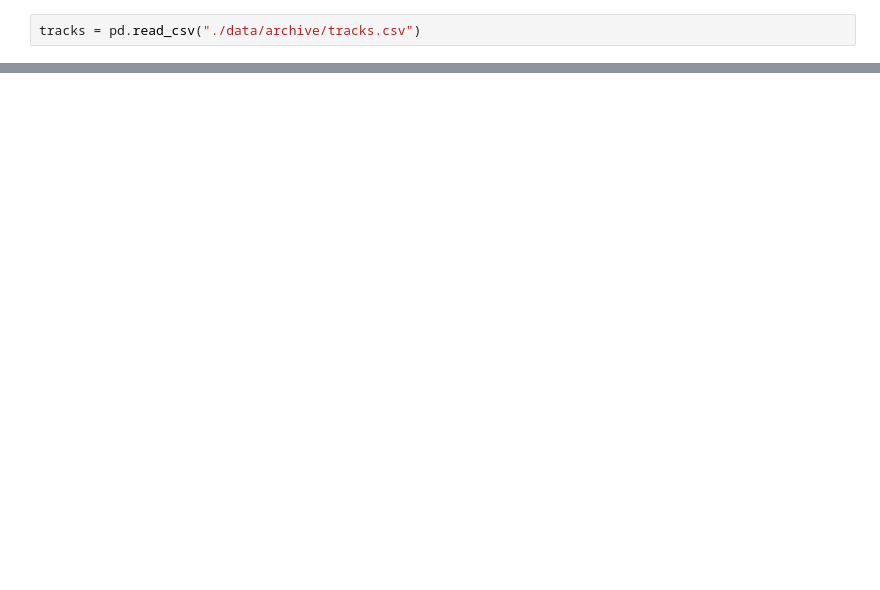
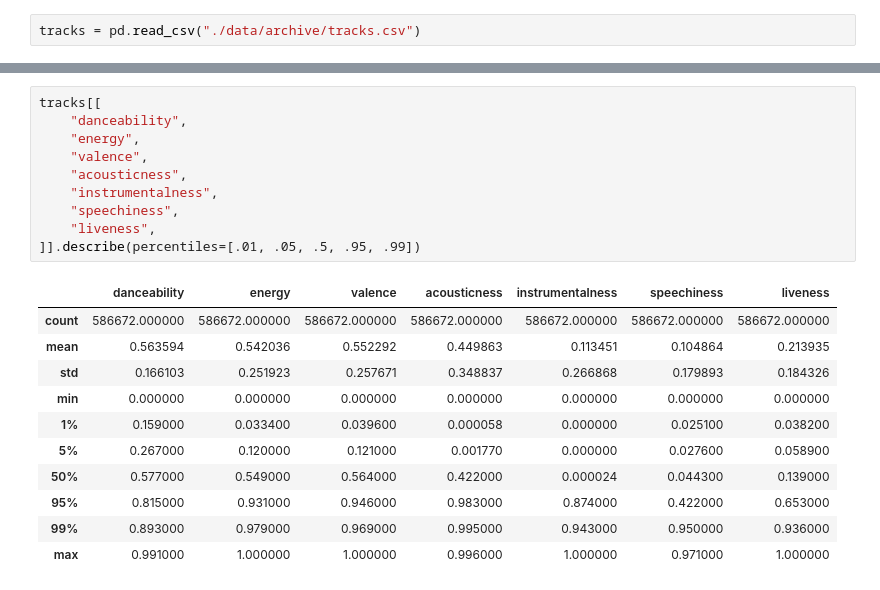
Before and after one commit to MicheleRoar/SISMA, a Jupyter notebook: data_analisys.ipynb, the cells around one changed output, grey strips where cells are left out. Cells and saved outputs as stored; diff of their text form; blank space fills up the shorter version.

```diff
--- a/data_analisys.ipynb
+++ b/data_analisys.ipynb
@@ -78,0 +101,22 @@ tracks[tracks.artists.str.contains("Rihanna")]
+# %%
+tracks[[
+    "danceability",
+    "energy",
+    "valence",
+    "acousticness",
+    "instrumentalness",
+    "speechiness",
+    "liveness",
+]].describe(percentiles=[.01, .05, .5, .95, .99])
+# %% [output]
+|  | danceability | energy | valence | acousticness | instrumentalness | speechiness | liveness |
+| count | 586672.000000 | 586672.000000 | 586672.000000 | 586672.000000 | 586672.000000 | 586672.000000 | 586672.000000 |
+| mean | 0.563594 | 0.542036 | 0.552292 | 0.449863 | 0.113451 | 0.104864 | 0.213935 |
+| std | 0.166103 | 0.251923 | 0.257671 | 0.348837 | 0.266868 | 0.179893 | 0.184326 |
+| min | 0.000000 | 0.000000 | 0.000000 | 0.000000 | 0.000000 | 0.000000 | 0.000000 |
+| 1% | 0.159000 | 0.033400 | 0.039600 | 0.000058 | 0.000000 | 0.025100 | 0.038200 |
+| 5% | 0.267000 | 0.120000 | 0.121000 | 0.001770 | 0.000000 | 0.027600 | 0.058900 |
+| 50% | 0.577000 | 0.549000 | 0.564000 | 0.422000 | 0.000024 | 0.044300 | 0.139000 |
+| 95% | 0.815000 | 0.931000 | 0.946000 | 0.983000 | 0.874000 | 0.422000 | 0.653000 |
+| 99% | 0.893000 | 0.979000 | 0.969000 | 0.995000 | 0.943000 | 0.950000 | 0.936000 |
+| max | 0.991000 | 1.000000 | 1.000000 | 0.996000 | 1.000000 | 0.971000 | 1.000000 |
```
Also changed, not shown: parts of 22 cells of this notebook, 12 other files.
